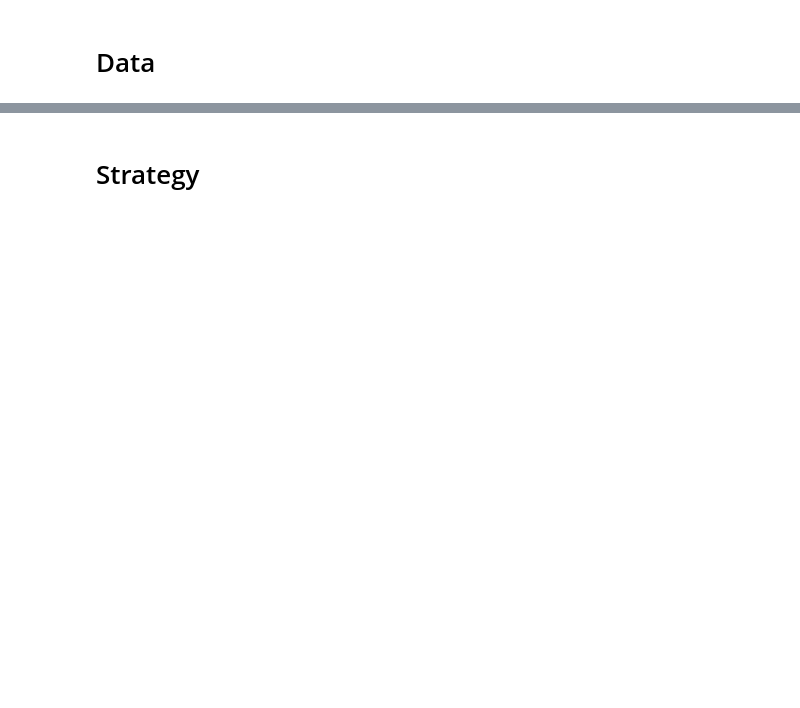
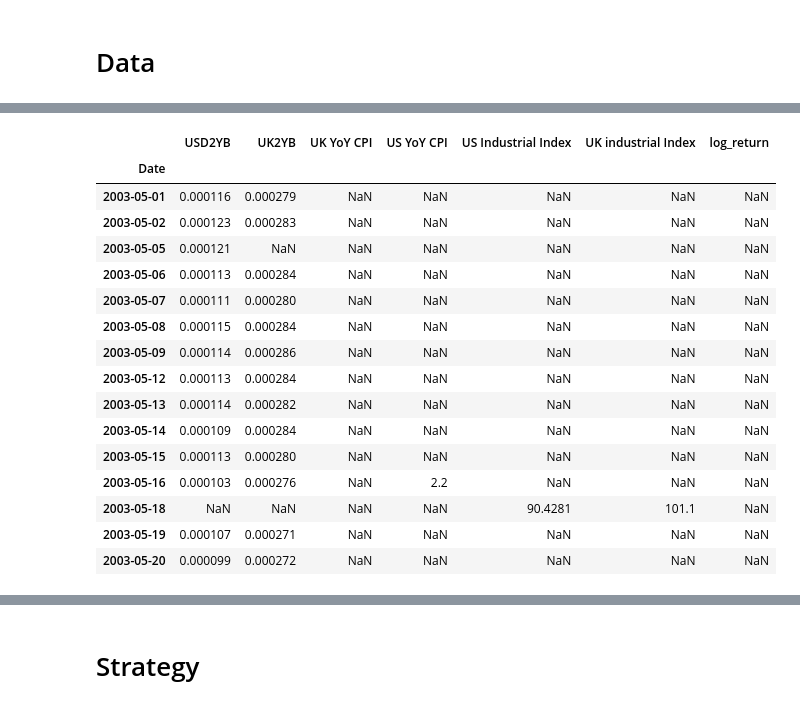
Before and after one commit to luisjo819UCLA/Portfolio-Finance-Project, a Jupyter notebook: GroupProject-1_applying .last function.ipynb, the cells around one changed output, grey strips where cells are left out. Saved outputs shown, nothing was run; the diff lists cells and outputs as text; code cells hidden in the pictures; blank space fills up the shorter version.

```diff
--- a/GroupProject-1_applying .last function.ipynb
+++ b/GroupProject-1_applying .last function.ipynb
@@ -21,0 +47,6 @@ initial_date
+# %%
+#im gonna transform initial_date to first day of the last month
+initial_date = initial_date.replace(day=1)
+#We reduce 1 month to this date
+initial_date = initial_date - pd.DateOffset(months=1)
+initial_date
@@ -25,0 +61,3 @@ initial_date_2
+# %%
+ticker = "USDGBP=X"
+usd_to_gbp_rate = yf.download(ticker, start=initial_date_2, end=df.index[-1].strftime('%Y-%m-%d'))
@@ -32,3 +87,7 @@ df.head()
+# %%
+#Im gonna try transform USD2YB and UK2YB to a daily frequency
+df['USD2YB'] = ((df['USD2YB']/100)+1)**(1/126)
+df['UK2YB'] = ((df['UK2YB']/100)+1)**(1/126)
 # %%
 #Im gonna transform the USD2YB and UK2YB to a log return
 df['USD2YB'] = np.log(df['USD2YB'])
@@ -43,5 +122,25 @@ initial_date_3
 # %%
 df = df.merge(usd_to_gbp_rate["log_return"], left_index=True, right_index=True, how='left')
+# %%
+df.head(15)
+# %% [output]
+|  | USD2YB | UK2YB | UK YoY CPI | US YoY CPI | US Industrial Index | UK industrial Index | log_return |
+| Date |  |  |  |  |  |  |  |
+| 2003-05-01 | 0.000116 | 0.000279 | NaN | NaN | NaN | NaN | NaN |
+| 2003-05-02 | 0.000123 | 0.000283 | NaN | NaN | NaN | NaN | NaN |
+| 2003-05-05 | 0.000121 | NaN | NaN | NaN | NaN | NaN | NaN |
+| 2003-05-06 | 0.000113 | 0.000284 | NaN | NaN | NaN | NaN | NaN |
+| 2003-05-07 | 0.000111 | 0.000280 | NaN | NaN | NaN | NaN | NaN |
+| 2003-05-08 | 0.000115 | 0.000284 | NaN | NaN | NaN | NaN | NaN |
+| 2003-05-09 | 0.000114 | 0.000286 | NaN | NaN | NaN | NaN | NaN |
+| 2003-05-12 | 0.000113 | 0.000284 | NaN | NaN | NaN | NaN | NaN |
+| 2003-05-13 | 0.000114 | 0.000282 | NaN | NaN | NaN | NaN | NaN |
+| 2003-05-14 | 0.000109 | 0.000284 | NaN | NaN | NaN | NaN | NaN |
+| 2003-05-15 | 0.000113 | 0.000280 | NaN | NaN | NaN | NaN | NaN |
+| 2003-05-16 | 0.000103 | 0.000276 | NaN | 2.2 | NaN | NaN | NaN |
+| 2003-05-18 | NaN | NaN | NaN | NaN | 90.4281 | 101.1 | NaN |
+| 2003-05-19 | 0.000107 | 0.000271 | NaN | NaN | NaN | NaN | NaN |
+| 2003-05-20 | 0.000099 | 0.000272 | NaN | NaN | NaN | NaN | NaN |
 # %%
 #Im gonna resample the data to a monthly frequency. For USD2YB and UK2YB we are gonna use the sum of the log returns, and for the rest of the columns we are gonna use the last value of the month.
 
```
Also changed, not shown: parts of 26 cells of this notebook.
